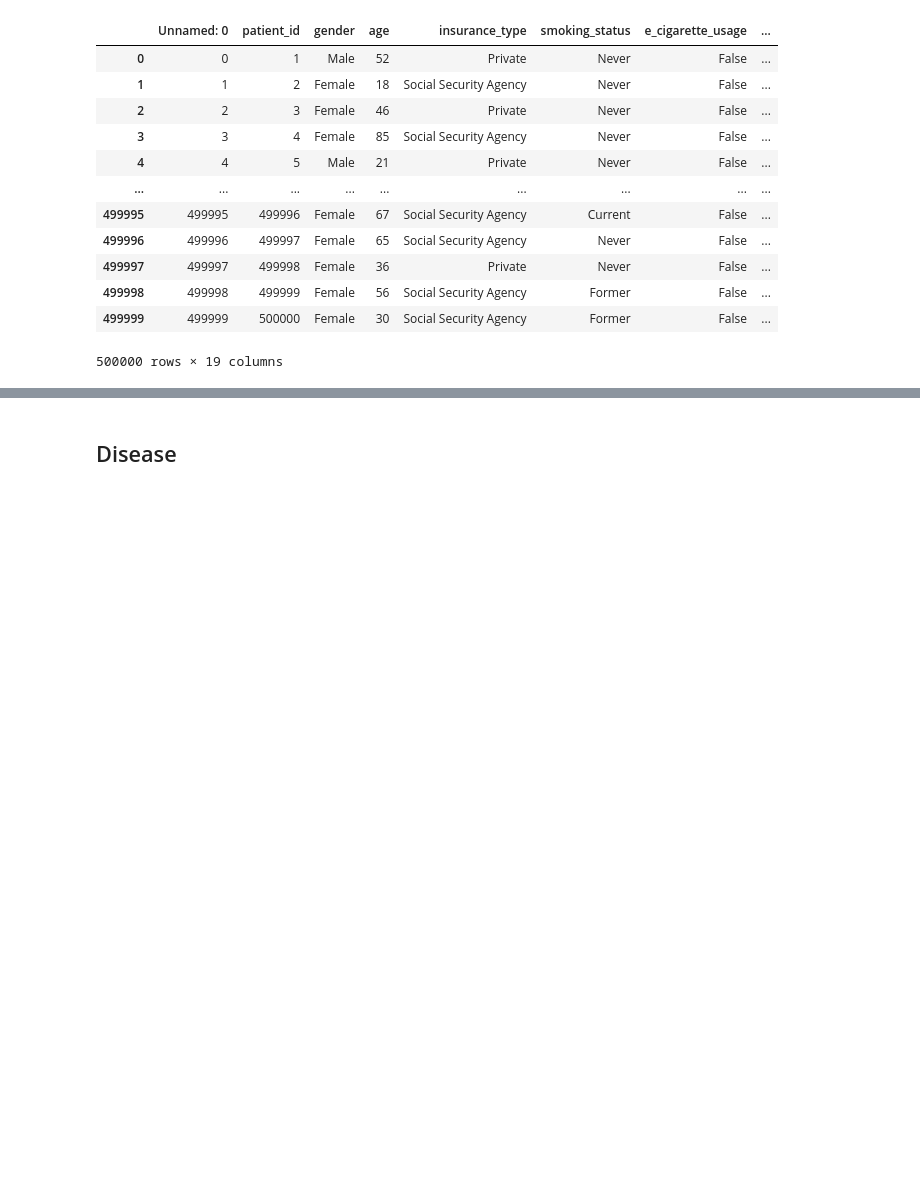
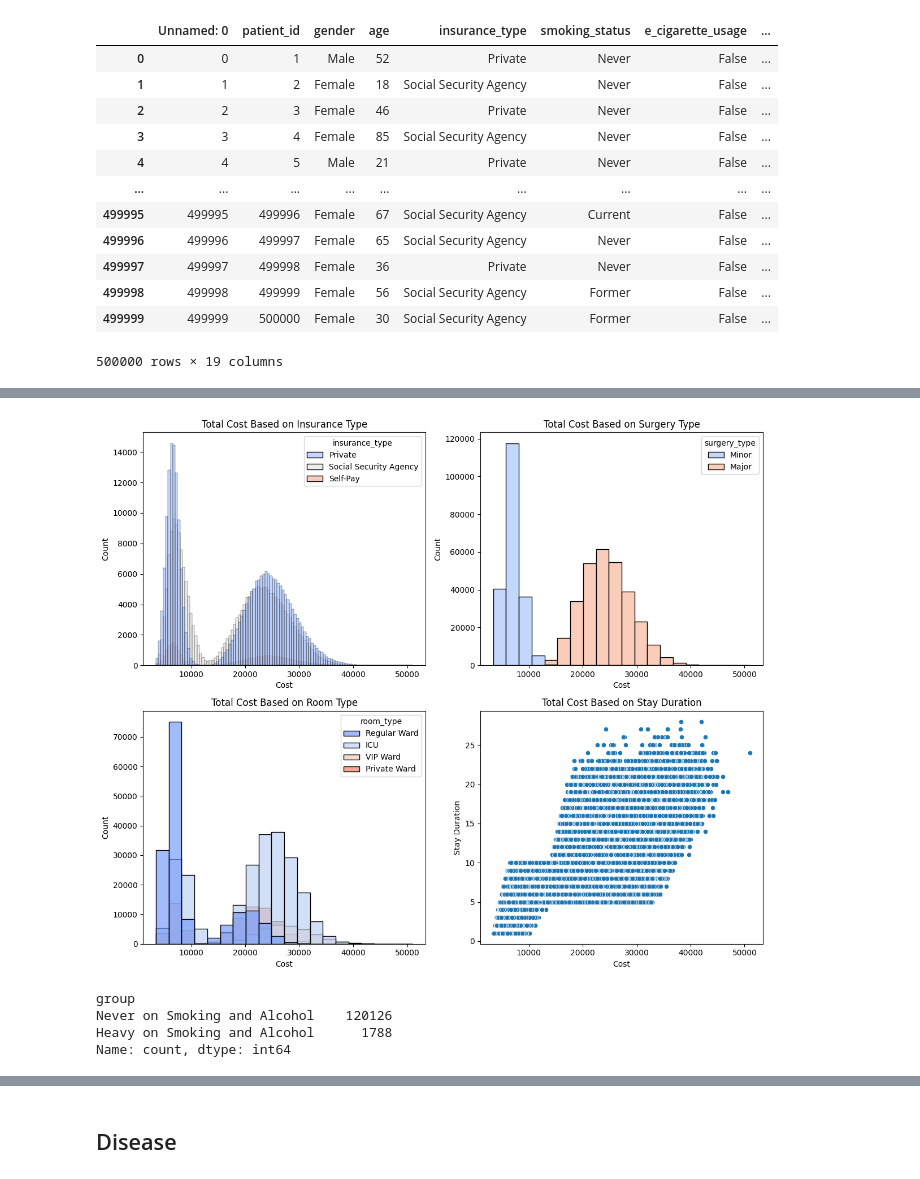
Before and after one commit to JinnOppa/MedInsight, a Jupyter notebook: Source/EDA/EDA.ipynb, the cells around one changed output, grey strips where cells are left out. Cells and saved outputs as stored; diff of their text form; code cells hidden in the pictures; blank space fills up the shorter version.

```diff
--- a/Source/EDA/EDA.ipynb
+++ b/Source/EDA/EDA.ipynb
@@ -90,3 +341,5 @@ df_stay_cost
 | 499998 | 499998 | 499999 | Female | 56 | Social Security Agency | Former | False | ... |
 | 499999 | 499999 | 500000 | Female | 30 | Social Security Agency | Former | False | ... |
 500000 rows × 19 columns
+# %%
+df_stay_cost['alcohol_consumption_rate'] = df_stay_cost['alcohol_consumption_rate'].fillna("Never")
@@ -92,0 +366,33 @@ df_stay_cost
+# %%
+fig, axes = plt.subplots(2, 2, figsize=(12, 10))
+dark_blue_palette = ['#08306b', '#08519c', '#2171b5', '#4292c6', '#6baed6', '#9ecae1', '#c6dbef']
+
+# Plot 1: Distribution of Disease Group against Survival Rate
+sns.histplot(ax=axes[0, 0], data=df_stay_cost, x='total_cost',hue='insurance_type', palette= 'coolwarm')
+axes[0, 0].set_title('Total Cost Based on Insurance Type')
+axes[0, 0].set_xlabel('Cost')
+axes[0, 0].set_ylabel('Count')
+
+# Plot 2: Histogram of Death vs Age
+sns.histplot(ax=axes[0, 1], data=df_stay_cost, x='total_cost', hue='surgery_type', kde=False, bins=20, palette='coolwarm', alpha=0.7)
+axes[0, 1].set_title('Total Cost Based on Surgery Type')
+axes[0, 1].set_xlabel('Cost')
+axes[0, 1].set_ylabel('Count')
+
+# Plot 3: Random example plot 2 (Replace with actual plot logic)
+sns.histplot(ax=axes[1, 0], data=df_stay_cost, x='total_cost', hue='room_type', kde=False, bins=20, palette='coolwarm', alpha=0.7)
+axes[1, 0].set_title('Total Cost Based on Room Type')
+axes[1, 0].set_xlabel('Cost')
+axes[1, 0].set_ylabel('Count')
+
+# Plot 4: Random example plot 3 (Replace with actual plot logic)
+sns.scatterplot(ax=axes[1, 1], data=df_stay_cost, x='total_cost', y = 'stay_duration', palette=dark_blue_palette)
+axes[1, 1].set_title('Total Cost Based on Stay Duration')
+axes[1, 1].set_xlabel('Cost')
+axes[1, 1].set_ylabel('Stay Duration')
+
+# Adjust layout
+plt.tight_layout()
+plt.show()
+# %% [output]
+[figure, added]
@@ -92,0 +407,7 @@ df_stay_cost
+# %%
+df_stay_cost['group'].value_counts()
+# %% [output]
+group
+Never on Smoking and Alcohol    120126
+Heavy on Smoking and Alcohol      1788
+Name: count, dtype: int64
```
Also changed, not shown: parts of 26 cells of this notebook.
